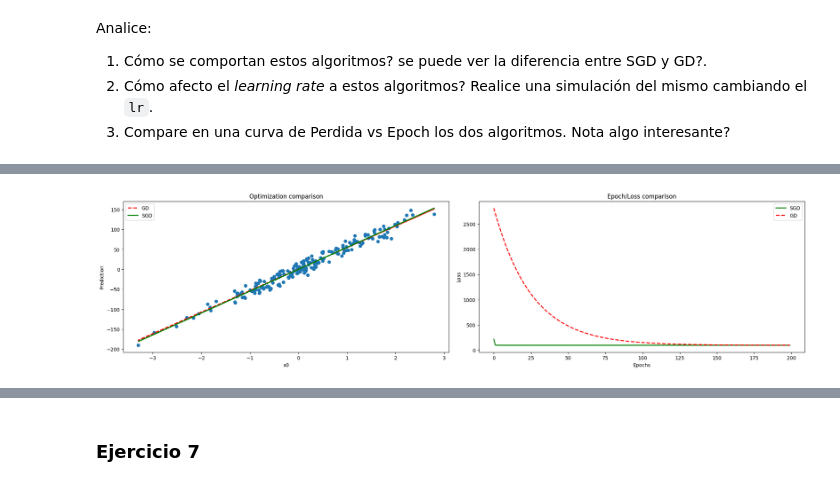
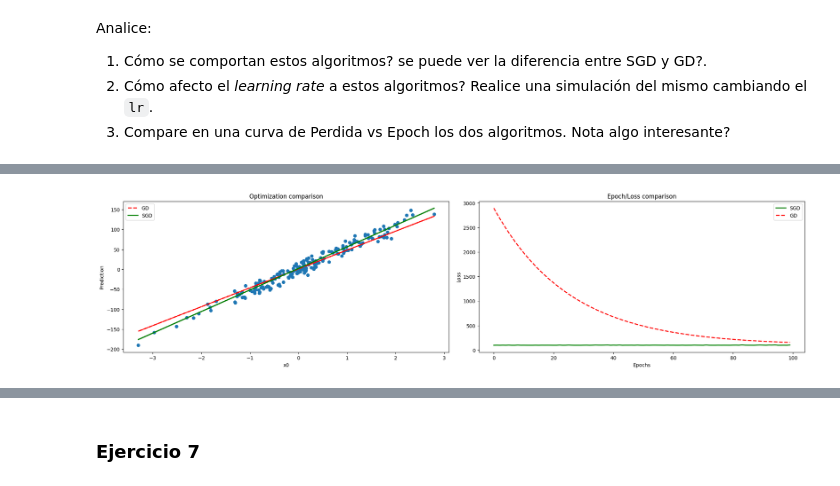
Before and after one commit to jcambiasso/intro_ia, a Jupyter notebook: tp_integrador_enunciado/tpi_parte2.ipynb, the cells around one changed output, grey strips where cells are left out. Drawn from its saved outputs; the diff is of its cells as text; code cells hidden in the pictures.

```diff
--- a/tp_integrador_enunciado/tpi_parte2.ipynb
+++ b/tp_integrador_enunciado/tpi_parte2.ipynb
@@ -698,7 +698,7 @@ data = generate_dataset(
     )
 X_train, X_test, Y_train, Y_test = train_test_split(data.drop('target',axis=1),data['target'],train_size=0.8, random_state= 10)
 #Hago un grafiquito muy hardcodeado al problema en cuestion (no me juzguen)
-theta, loss_history_gd = GD(X_train,Y_train,epochs=200)
+theta, loss_history_gd = GD(X_train,Y_train,epochs=100)
 X = X_test.values
 Y = Y_test.values
 plt.scatter(X,Y)
@@ -754,7 +754,7 @@ data = generate_dataset(
 
 X_train, X_test, Y_train, Y_test = train_test_split(data.drop('target',axis=1),data['target'],train_size=0.8, random_state= 10)
 #Hago un grafiquito muy hardcodeado al problema en cuestion (no me juzguen)
-theta, loss_history_sgd = SGD(X_train.values,Y_train.values,epochs=200, batch_size=10)
+theta, loss_history_sgd = SGD(X_train.values,Y_train.values,epochs=200)
 X = X_test.values
 Y = Y_test.values
 plt.scatter(X,Y)
@@ -840,7 +830,7 @@ def sgd_sd_comparison(lr = 0.1, epochs = 200):
     t1 = time.time_ns()
     print("Gradient descent took %g ns "%(t1 - t0))
     t0 = time.time_ns()
-    theta_sgd, loss_history_sgd = SGD(X_train.values,Y_train.values,epochs=epochs, batch_size=10, tolerance=0, lr=lr)
+    theta_sgd, loss_history_sgd = SGD(X_train.values,Y_train.values,epochs=epochs, tolerance=0, lr=lr)
     t1 = time.time_ns()
     print("Stochastic Gradient descent took %g ns" %(t1 - t0))
     fig, axes = plt.subplots(1,2,figsize=(20, 5), layout='constrained')
@@ -877,3 +867,3 @@ Stochastic Gradient descent took 5.30001e+07 ns
 # %%
-sgd_sd_comparison(lr = 0.01,epochs=200)
+sgd_sd_comparison(lr = 0.01,epochs=100)
 # %% [output]
@@ -882,4 +872,4 @@ Stochastic Gradient descent took 5.7502e+07 ns
-[figure, old version]
+[figure, new version]
 # %%
 sgd_sd_comparison(lr = 0.001,epochs=10)
 # %% [output]
```
Also changed, not shown: parts of 20 cells of this notebook, 2 other files.
